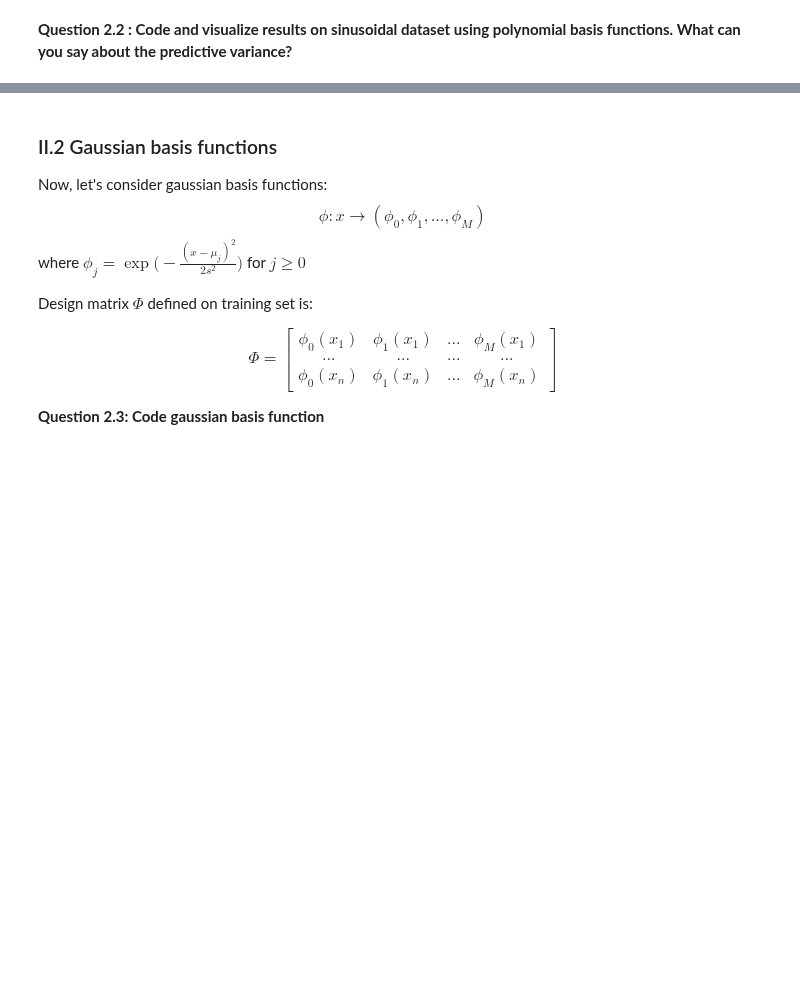
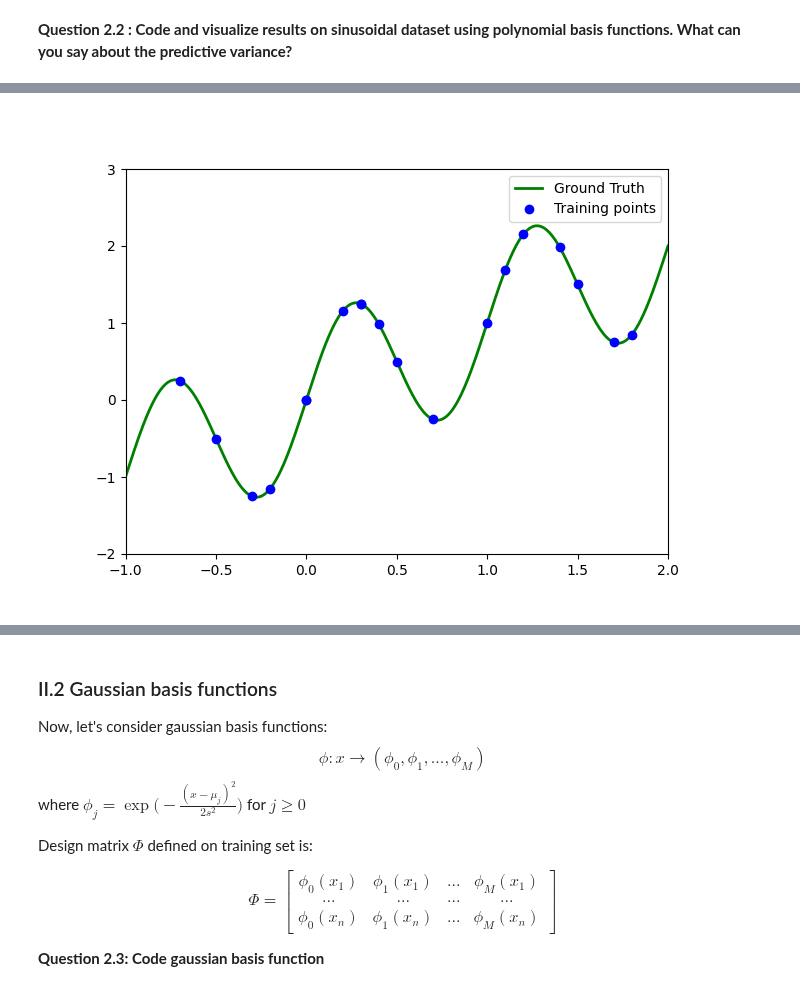
Before and after one commit to CharlesAttend/M2-DAC, a Jupyter notebook: RDFIA/TME/Section3/3_a_Bayesian_Linear_Regression.ipynb, the cells around one changed output, grey strips where cells are left out. Saved outputs shown, nothing was run; the diff lists cells and outputs as text; code cells hidden in the pictures; blank space fills up the shorter version.

```diff
--- a/RDFIA/TME/Section3/3_a_Bayesian_Linear_Regression.ipynb
+++ b/RDFIA/TME/Section3/3_a_Bayesian_Linear_Regression.ipynb
@@ -654,0 +655,64 @@ plot_results(
+# %%
+%matplotlib widget
+
+# Generate sinusoidal toy dataset
+def f_sinus(x, noise_amount, sigma=0.2):
+    y = np.sin(2 * np.pi * x) + x
+    noise = np.random.normal(0, sigma, len(x))
+    return y + noise_amount * noise
+
+
+# Create training and test points
+sigma = 0.2
+nbpts = 50
+dataset_sinus_hole = {}
+dataset_sinus_hole["X_train"] = np.concatenate(
+    (
+        [
+            [-0.7, 0.3],
+            [-0.5, 0.4],
+            [-0.3, -1.3],
+            [0.0, 0.0],
+            [0.3, 1.2],
+            [0.5, 0.2],
+            [0.7, -0.2],
+            [1, 1.1],
+            [1.5, 1.4],
+            [1.7, 1.8],
+        ]
+    ),
+    axis=0,
+)
+dataset_sinus_hole["y_train"] = f_sinus(
+    dataset_sinus_hole["X_train"], noise_amount=0, sigma=sigma
+)
+dataset_sinus_hole["X_test"] = np.linspace(-1, 2, 10 * nbpts)
+dataset_sinus_hole["y_test"] = f_sinus(
+    dataset_sinus_hole["X_test"], noise_amount=0, sigma=sigma
+)
+
+dataset_sinus_hole["ALPHA"] = 0.05
+dataset_sinus_hole["BETA"] = 1 / (2.0 * sigma**2)
+
+# Plot dataset
+plt.figure(figsize=(7, 5))
+plt.xlim(xmin=-1, xmax=2)
+plt.ylim(ymin=-2, ymax=3)
+plt.plot(
+    dataset_sinus_hole["X_test"],
+    dataset_sinus_hole["y_test"],
+    color="green",
+    linewidth=2,
+    label="Ground Truth",
+)
+plt.plot(
+    dataset_sinus_hole["X_train"],
+    dataset_sinus_hole["y_train"],
+    "o",
+    color="blue",
+    label="Training points",
+)
+plt.legend()
+plt.show()
+# %% [output]
+[figure, added]
```
Also changed, not shown: parts of 11 cells of this notebook, 4 other files.
